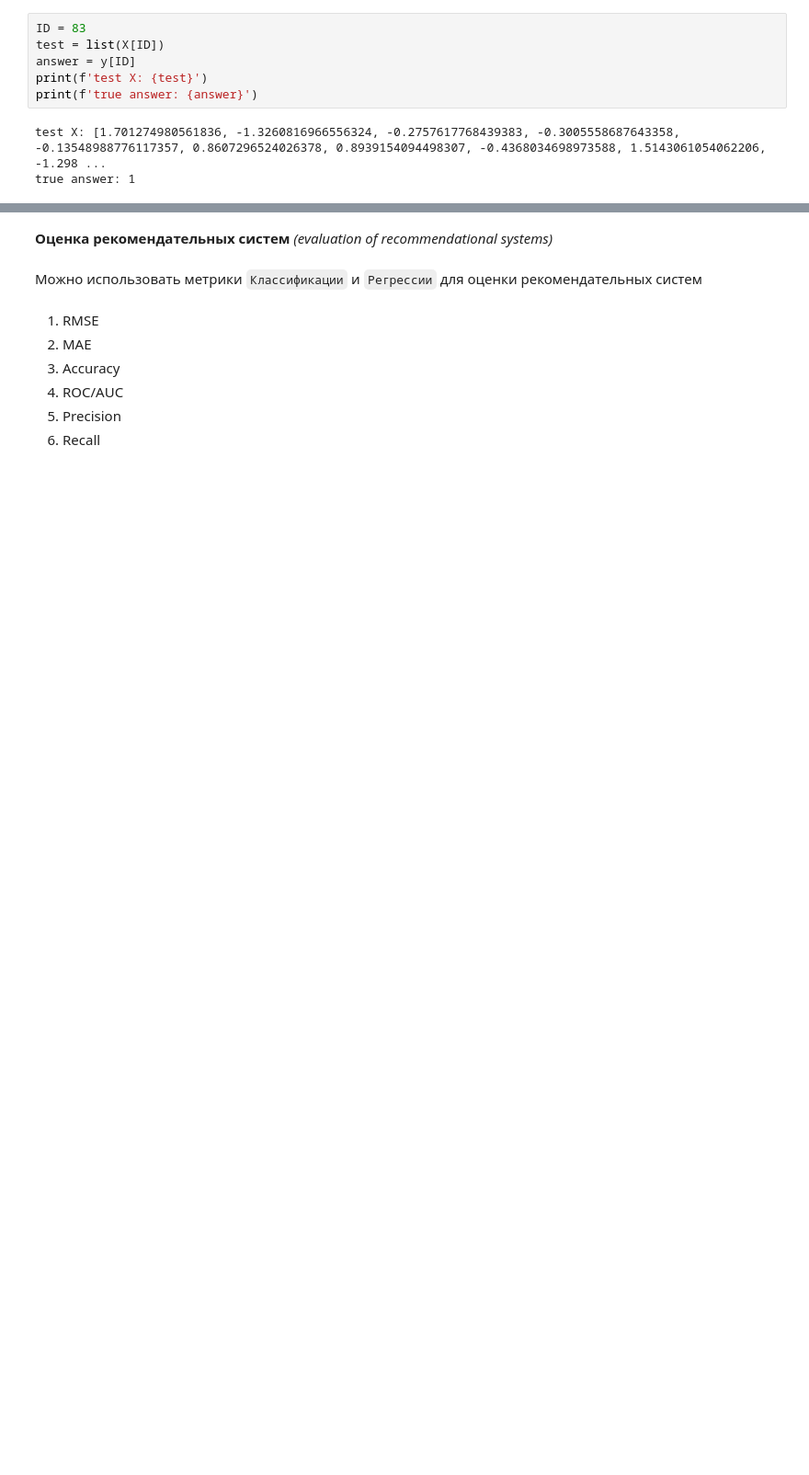
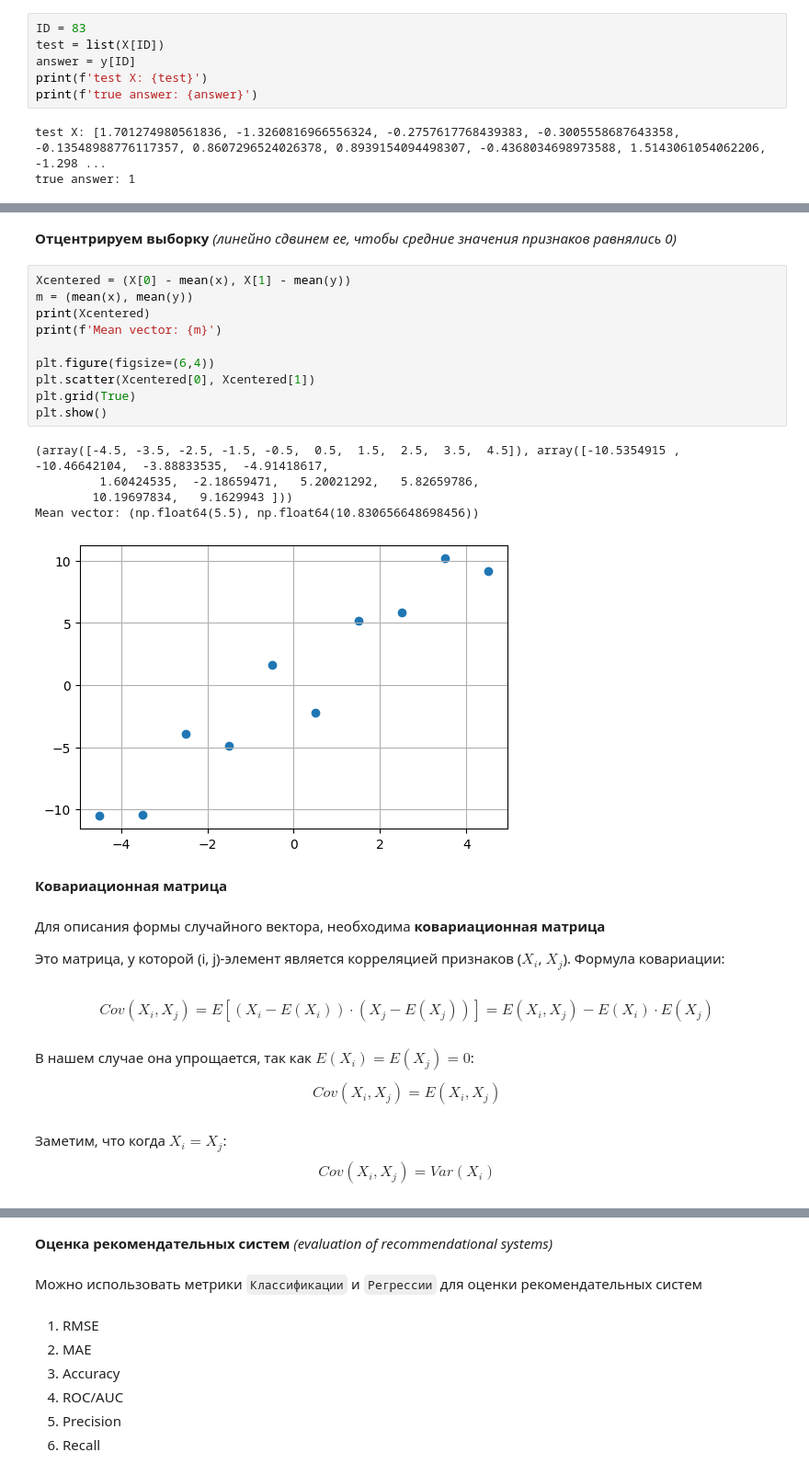
Before and after one commit to Rainfue/RecSys, a Jupyter notebook: note1.ipynb, the cells around one changed output, grey strips where cells are left out. Shown: that part at 92% size. Drawn from its saved outputs; the diff is of its cells as text; blank space fills up the shorter version.

```diff
--- a/note1.ipynb
+++ b/note1.ipynb
@@ -765,0 +783,33 @@ model.predict(test)
+# %% [markdown]
+**Отцентрируем выборку** *(линейно сдвинем ее, чтобы средние значения признаков равнялись 0)*
+# %%
+Xcentered = (X[0] - mean(x), X[1] - mean(y))
+m = (mean(x), mean(y))
+print(Xcentered)
+print(f'Mean vector: {m}')
+
+plt.figure(figsize=(6,4))
+plt.scatter(Xcentered[0], Xcentered[1])
+plt.grid(True)
+plt.show()
+# %% [output]
+(array([-4.5, -3.5, -2.5, -1.5, -0.5,  0.5,  1.5,  2.5,  3.5,  4.5]), array([-10.5354915 , -10.46642104,  -3.88833535,  -4.91418617,
+         1.60424535,  -2.18659471,   5.20021292,   5.82659786,
+        10.19697834,   9.1629943 ]))
+Mean vector: (np.float64(5.5), np.float64(10.830656648698456))
+[figure, added]
+# %% [markdown]
+**Ковариационная матрица**
+# %% [markdown]
+Для описания формы случайного вектора, необходима **ковариационная матрица**
+
+Это матрица, у которой (i, j)-элемент является корреляцией признаков ($X_i$, $X_j$). Формула ковариации:
+# %% [markdown]
+$$Cov(X_i,X_j) = E [(X_i - E(X_i)) \cdot (X_j- E(X_j))] = E(X_i, X_j) - E(X_i) \cdot E(X_j)$$
+# %% [markdown]
+В нашем случае она упрощается, так как $E(X_i) = E(X_j) = 0$:
+
+$$Cov(X_i, X_j) = E(X_i, X_j)$$
+# %% [markdown]
+Заметим, что когда $X_i = X_j$:
+$$Cov(X_i, X_j) = Var(X_i)$$
```
Also changed, not shown: parts of 16 cells of this notebook.
